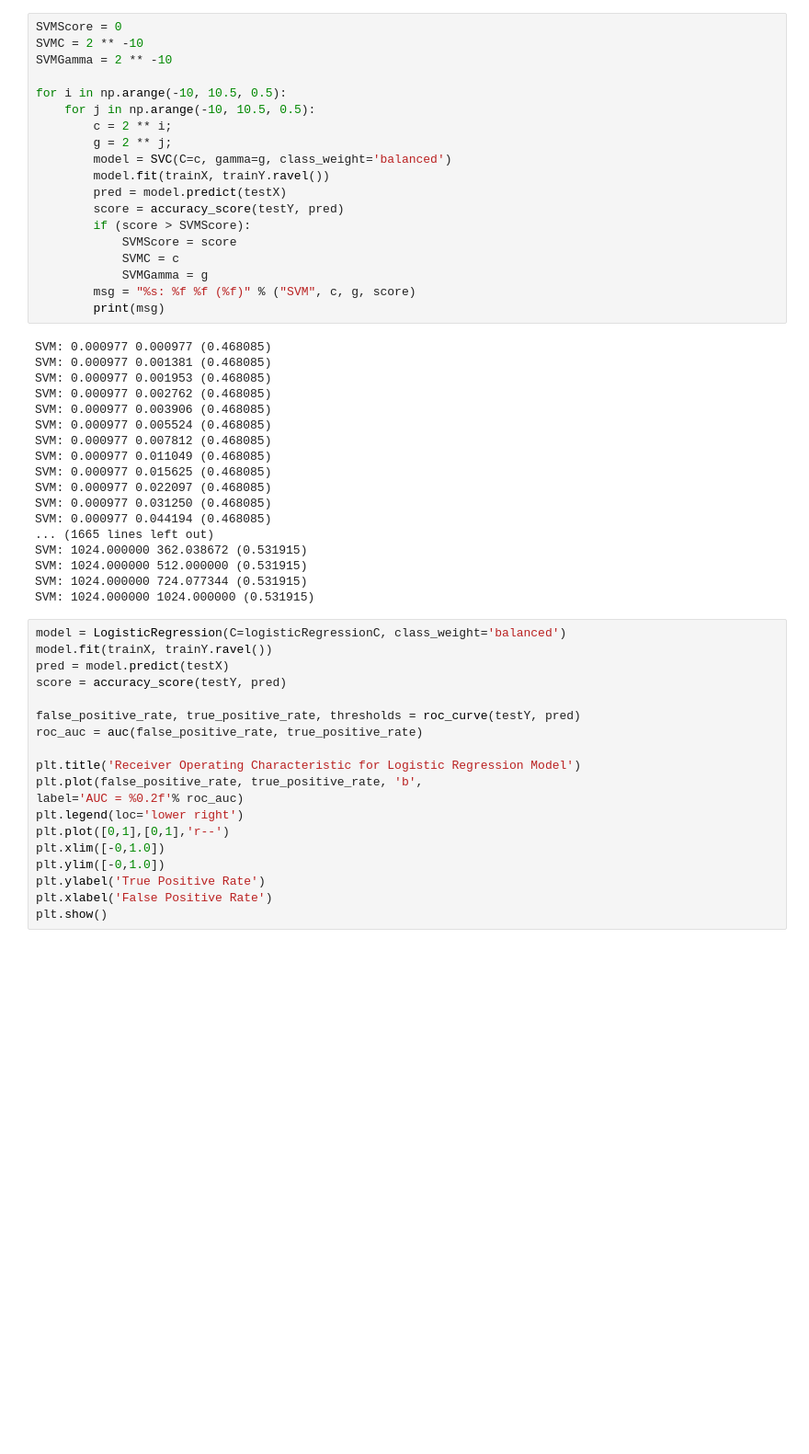
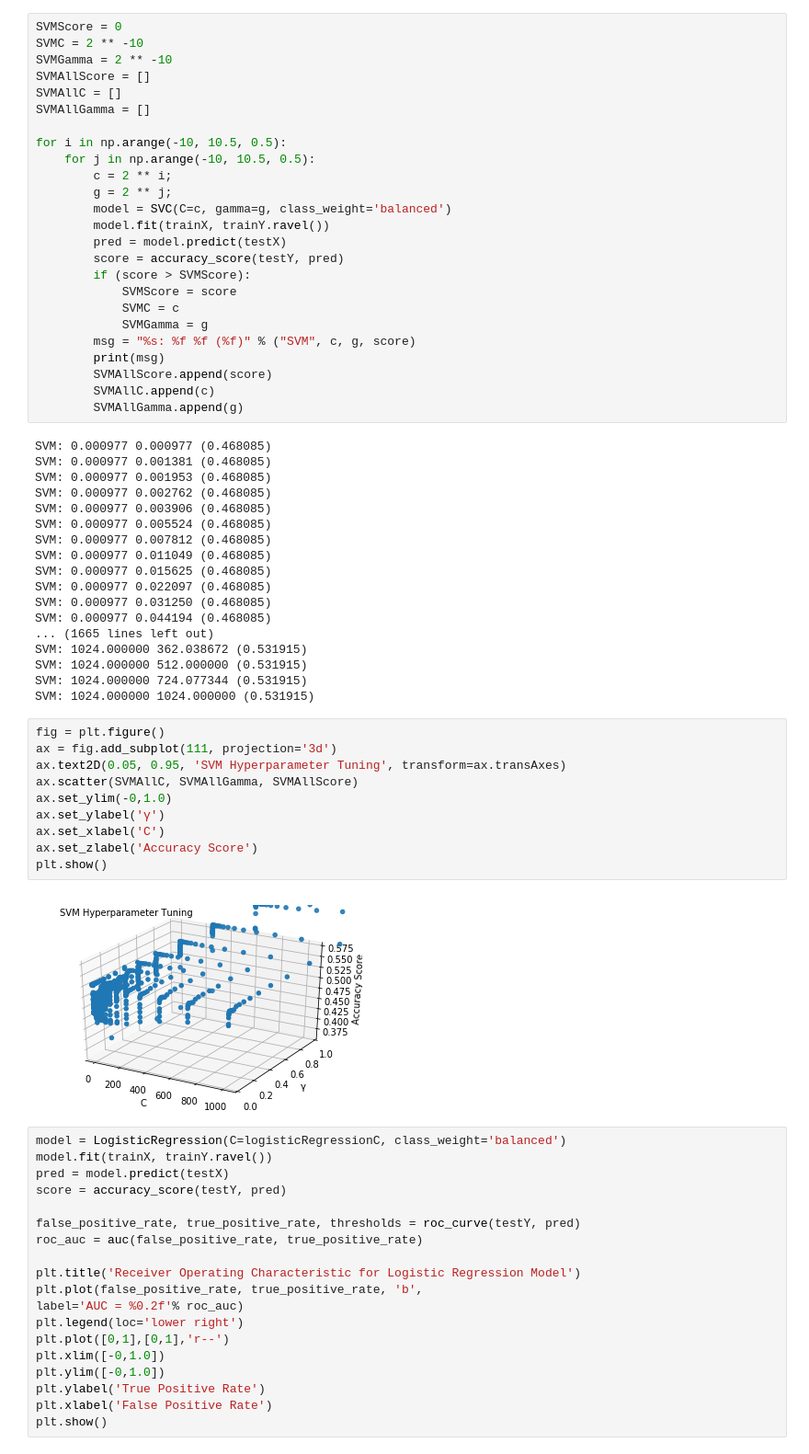
Before and after one commit to jason-wong-9/Predicting-Seizure-From-EEG, a Jupyter notebook: training/Notebook.ipynb, the cells around one changed output. Shown: that part at 92% size. Cells and saved outputs as stored; diff of their text form; blank space fills up the shorter version.

```diff
--- a/training/Notebook.ipynb
+++ b/training/Notebook.ipynb
@@ -59,6 +73,9 @@ Logistic Regression: 1024.000000 (0.518085)
 SVMScore = 0
 SVMC = 2 ** -10
 SVMGamma = 2 ** -10
+SVMAllScore = []
+SVMAllC = []
+SVMAllGamma = []
 
 for i in np.arange(-10, 10.5, 0.5):
     for j in np.arange(-10, 10.5, 0.5):
@@ -74,6 +91,9 @@ for i in np.arange(-10, 10.5, 0.5):
             SVMGamma = g
         msg = "%s: %f %f (%f)" % ("SVM", c, g, score)
         print(msg)
+        SVMAllScore.append(score)
+        SVMAllC.append(c)
+        SVMAllGamma.append(g)
 # %% [output]
 SVM: 0.000977 0.000977 (0.468085)
 SVM: 0.000977 0.001381 (0.468085)
@@ -92,6 +112,18 @@ SVM: 1024.000000 362.038672 (0.531915)
 SVM: 1024.000000 512.000000 (0.531915)
 SVM: 1024.000000 724.077344 (0.531915)
 SVM: 1024.000000 1024.000000 (0.531915)
+# %%
+fig = plt.figure()
+ax = fig.add_subplot(111, projection='3d')
+ax.text2D(0.05, 0.95, 'SVM Hyperparameter Tuning', transform=ax.transAxes)
+ax.scatter(SVMAllC, SVMAllGamma, SVMAllScore)
+ax.set_ylim(-0,1.0)
+ax.set_ylabel('γ')
+ax.set_xlabel('C')
+ax.set_zlabel('Accuracy Score')
+plt.show()
+# %% [output]
+[figure, added]
 # %%
 model = LogisticRegression(C=logisticRegressionC, class_weight='balanced')
 model.fit(trainX, trainY.ravel())
```
Also changed, not shown: parts of 3 cells of this notebook, 4 other files.
